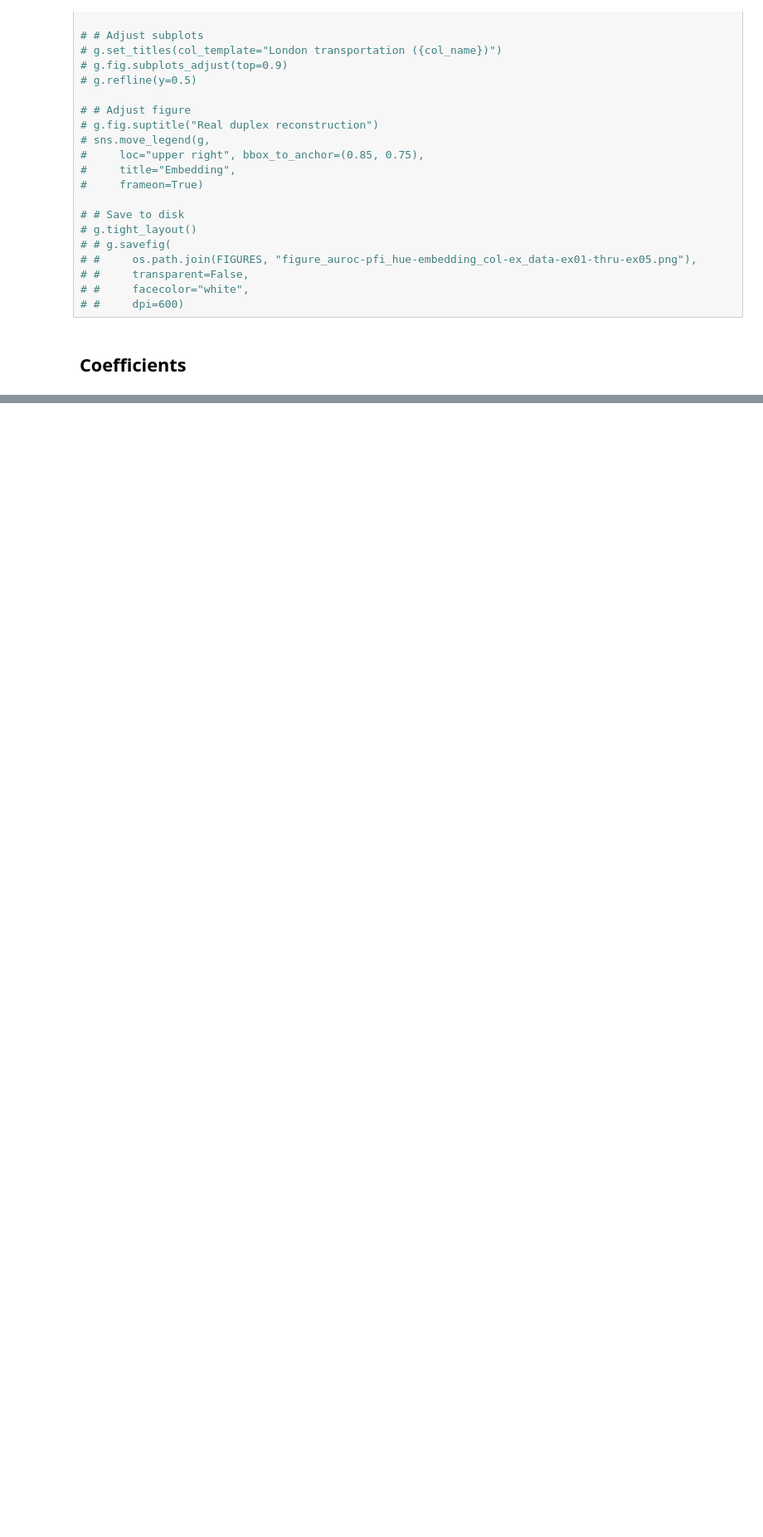
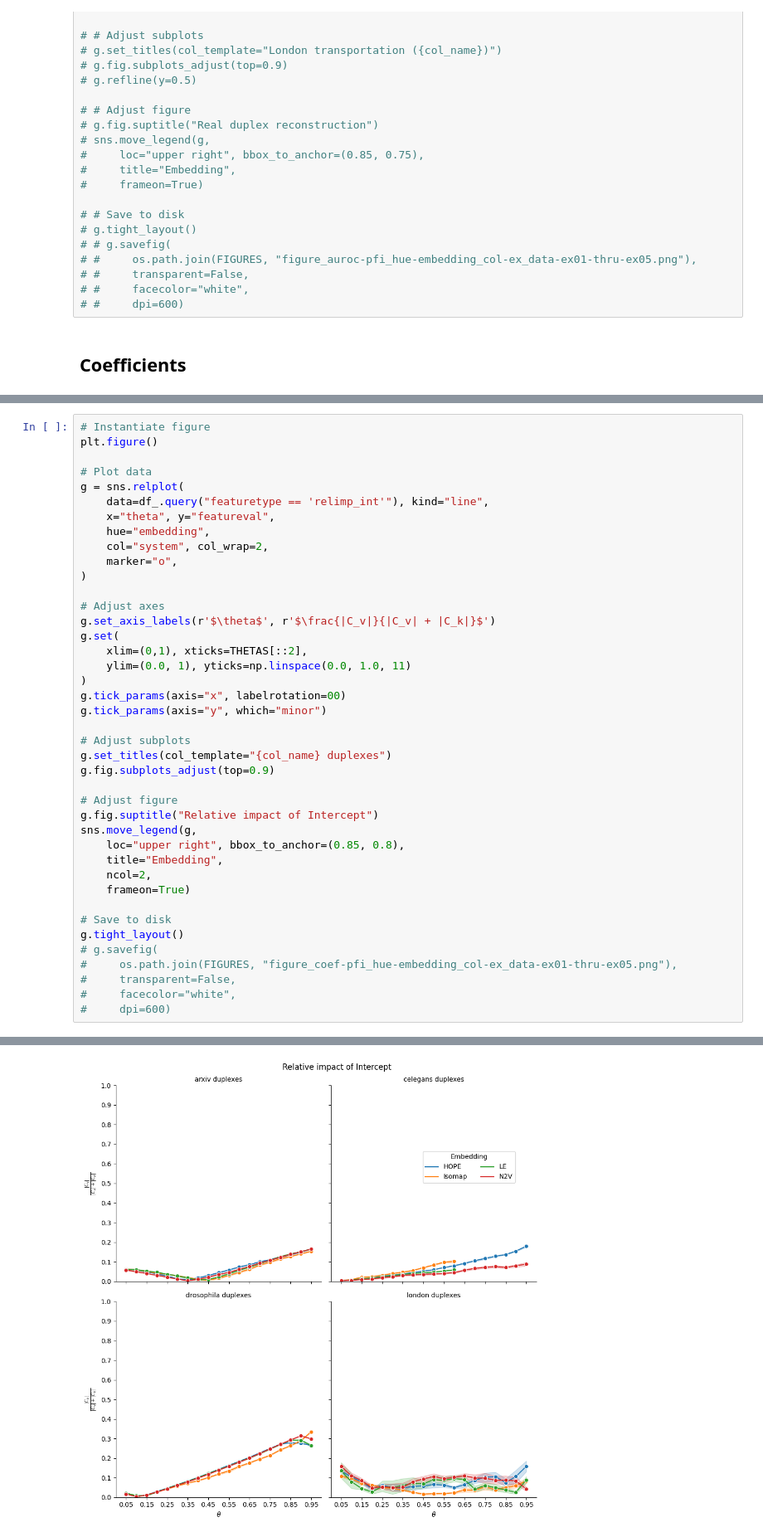
Before and after one commit to kaiser-dan/proj_naive-embedded-reconstruction, a Jupyter notebook: workflow/notebooks/viz/viz_ex-arxiv-thru-ex-london.ipynb, the cells around one changed output, grey strips where cells are left out. Shown at 83% size. Drawn from its saved outputs; the diff is of its cells as text; blank space fills up the shorter version.

```diff
--- a/workflow/notebooks/viz/viz_ex-arxiv-thru-ex-london.ipynb
+++ b/workflow/notebooks/viz/viz_ex-arxiv-thru-ex-london.ipynb
@@ -249,0 +254,42 @@ g.tight_layout()
+# %%
+# Instantiate figure
+plt.figure()
+
+# Plot data
+g = sns.relplot(
+    data=df_.query("featuretype == 'relimp_int'"), kind="line",
+    x="theta", y="featureval",
+    hue="embedding",
+    col="system", col_wrap=2,
+    marker="o",
+)
+
+# Adjust axes
+g.set_axis_labels(r'$\theta$', r'$\frac{|C_v|}{|C_v| + |C_k|}$')
+g.set(
+    xlim=(0,1), xticks=THETAS[::2],
+    ylim=(0.0, 1), yticks=np.linspace(0.0, 1.0, 11)
+)
+g.tick_params(axis="x", labelrotation=00)
+g.tick_params(axis="y", which="minor")
+
+# Adjust subplots
+g.set_titles(col_template="{col_name} duplexes")
+g.fig.subplots_adjust(top=0.9)
+
+# Adjust figure
+g.fig.suptitle("Relative impact of Intercept")
+sns.move_legend(g,
+    loc="upper right", bbox_to_anchor=(0.85, 0.8),
+    title="Embedding",
+    ncol=2,
+    frameon=True)
+
+# Save to disk
+g.tight_layout()
+# g.savefig(
+#     os.path.join(FIGURES, "figure_coef-pfi_hue-embedding_col-ex_data-ex01-thru-ex05.png"),
+#     transparent=False,
+#     facecolor="white",
+#     dpi=600)
+# %% [output]
@@ -249,0 +298 @@ g.tight_layout()
+[figure, added]
```
Also changed, not shown: parts of 15 cells of this notebook, 5 other files.
